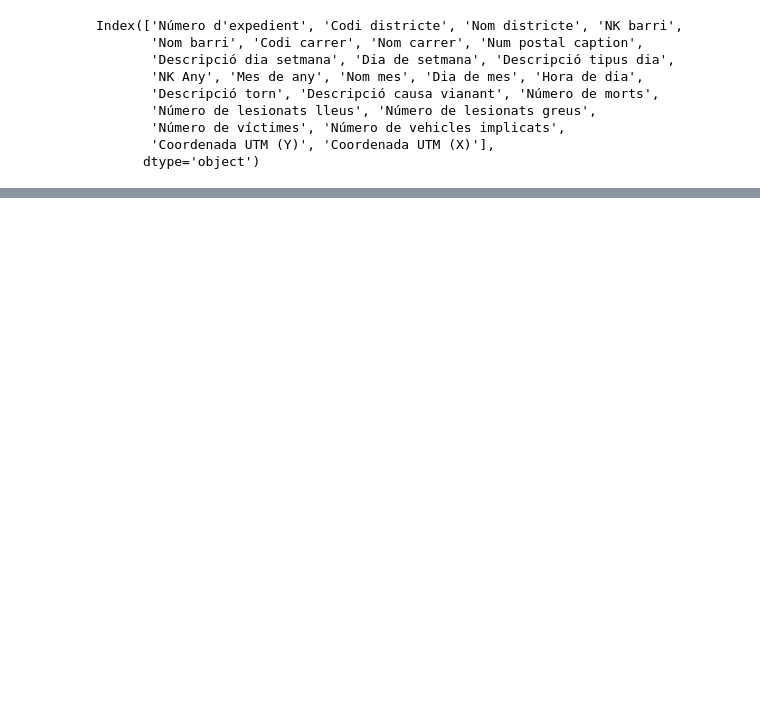
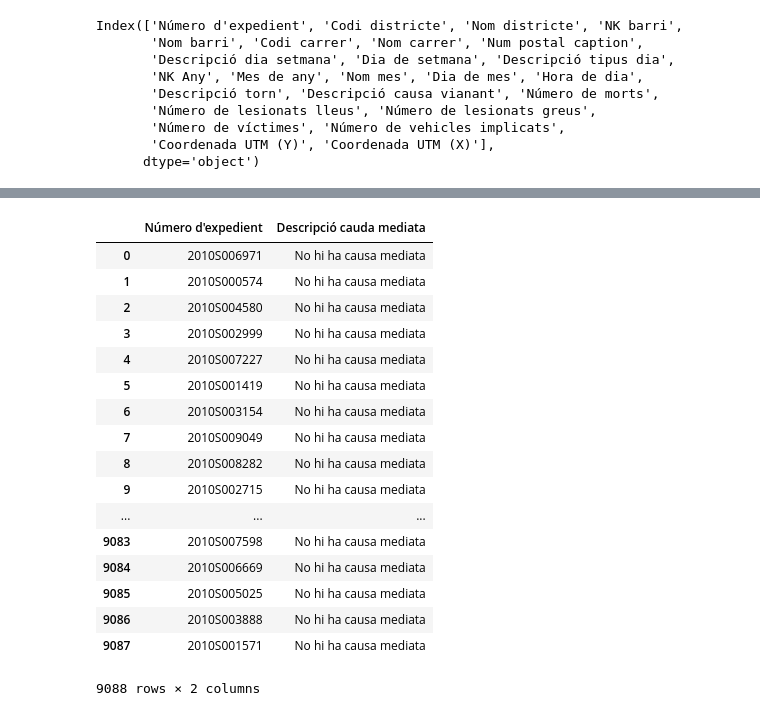
Before and after one commit to Doasy/AccidentsBCN, a Jupyter notebook: accidents_bcn.ipynb, the cells around one changed output, grey strips where cells are left out. Saved outputs shown, nothing was run; the diff lists cells and outputs as text; code cells hidden in the pictures; blank space fills up the shorter version.

```diff
--- a/accidents_bcn.ipynb
+++ b/accidents_bcn.ipynb
@@ -105,0 +18,27 @@ vehicles
+# %%
+causes = pd.read_csv('causes/2010.csv', encoding = 'ANSI')[['N£mero d\'expedient', 'Descripci¢ causa mediata']]
+causes.columns = ['Número d\'expedient', 'Descripció cauda mediata']
+causes['Descripció cauda mediata'] = causes['Descripció cauda mediata'].str.replace('‚', 'é')
+causes['Descripció cauda mediata'] = causes['Descripció cauda mediata'].str.replace('Š', 'è')
+causes['Descripció cauda mediata'] = causes['Descripció cauda mediata'].str.replace('‡', 'ç')
+causes['Descripció cauda mediata'] = causes['Descripció cauda mediata'].str.replace('¢', 'ó')
+causes
+# %% [output]
+|  | Número d'expedient | Descripció cauda mediata |
+| 0 | 2010S006971 | No hi ha causa mediata |
+| 1 | 2010S000574 | No hi ha causa mediata |
+| 2 | 2010S004580 | No hi ha causa mediata |
+| 3 | 2010S002999 | No hi ha causa mediata |
+| 4 | 2010S007227 | No hi ha causa mediata |
+| 5 | 2010S001419 | No hi ha causa mediata |
+| 6 | 2010S003154 | No hi ha causa mediata |
+| 7 | 2010S009049 | No hi ha causa mediata |
+| 8 | 2010S008282 | No hi ha causa mediata |
+| 9 | 2010S002715 | No hi ha causa mediata |
+| ... | ... | ... |
+| 9083 | 2010S007598 | No hi ha causa mediata |
+| 9084 | 2010S006669 | No hi ha causa mediata |
+| 9085 | 2010S005025 | No hi ha causa mediata |
+| 9086 | 2010S003888 | No hi ha causa mediata |
+| 9087 | 2010S001571 | No hi ha causa mediata |
+9088 rows × 2 columns
```
Also changed, not shown: parts of 7 cells of this notebook.
